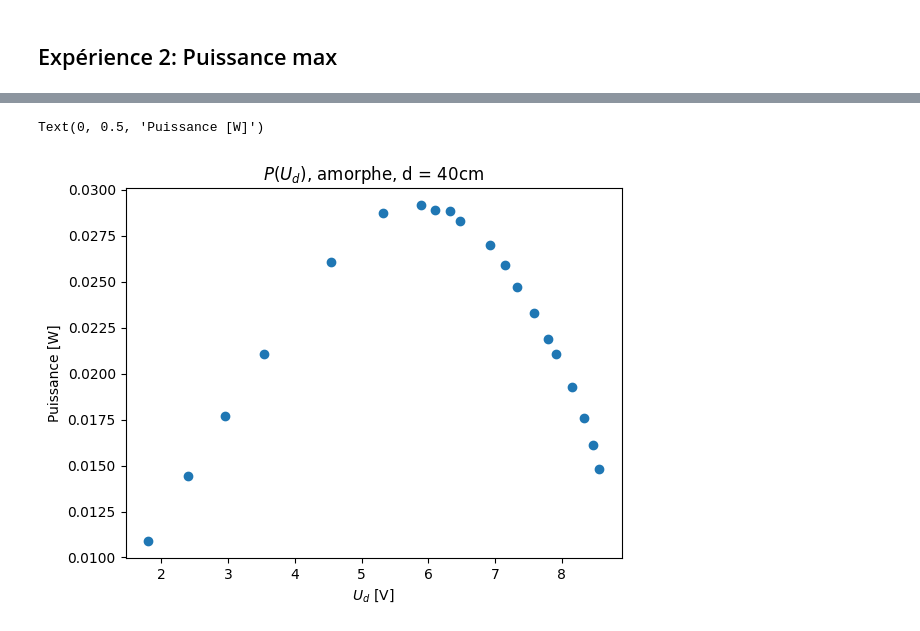
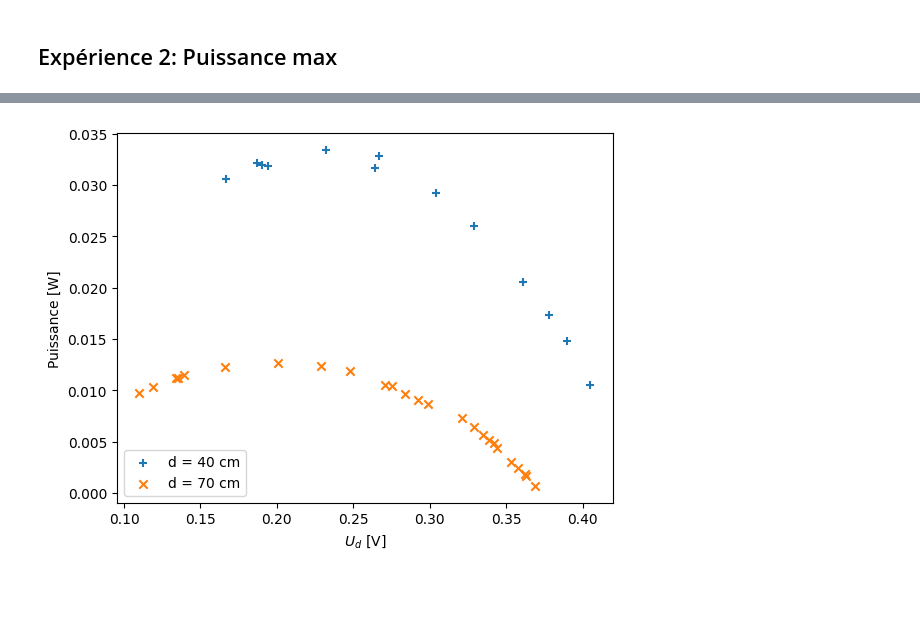
Before and after one commit to TomVdt/TPII-rapports, a Jupyter notebook: 01-J7-energie-solaire/analyse/analyse.ipynb, the cells around one changed output, grey strips where cells are left out. Drawn from its saved outputs; the diff is of its cells as text; code cells hidden in the pictures; blank space fills up the shorter version.

```diff
--- a/01-J7-energie-solaire/analyse/analyse.ipynb
+++ b/01-J7-energie-solaire/analyse/analyse.ipynb
@@ -27 +79,4 @@ Text(0, 0.5, '$I_r$ [mA]')
+# %%
+polyd40 = np.loadtxt("../data/Ir(Ud),polycristallin,d=40cm.csv", delimiter=",", skiprows=1, dtype=float)
+polyd70 = np.loadtxt("../data/Ir(Ud),polycristallin,d=70cm.csv", delimiter=",", skiprows=1, dtype=float)
 # %%
@@ -43,12 +92,15 @@ Text(0, 0.5, '$I_r$ [mA]')
 # %%
 # Puissances
 # [W] = [V] * [A]
-puis_amorphe = amorphe[:,1] * amorphe[:,2] * 1e-3
+puis_polyd40 = polyd40[:,1] * polyd40[:,2] * 1e-3
+puis_polyd70 = polyd70[:,1] * polyd70[:,2] * 1e-3
 
-plt.scatter(amorphe[:,1], puis_amorphe)
-plt.title("$P(U_d)$, amorphe, d = 40cm")
+plt.scatter(polyd40[:,1], puis_polyd40, marker="+", label="d = 40 cm")
+plt.scatter(polyd70[:,1], puis_polyd70, marker="x", label="d = 70 cm")
+plt.legend(loc='lower left')
+# plt.title("$P(U_d)$, Cellule Polycristalline")
 plt.xlabel("$U_d$ [V]")
 plt.ylabel("Puissance [W]")
+tikz.save("../plots/polycristallinP(U).tikz")
 # %% [output]
-Text(0, 0.5, 'Puissance [W]')
-[figure, old version]
+[figure, new version]
```
Also changed, not shown: parts of 18 cells of this notebook, 12 other files.
